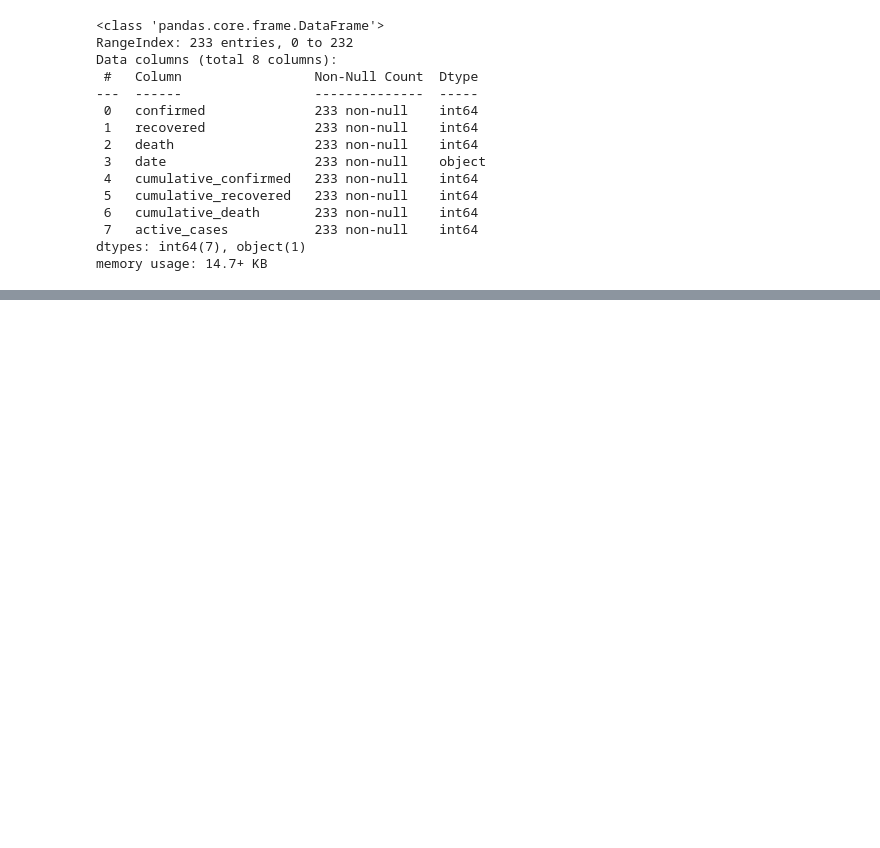
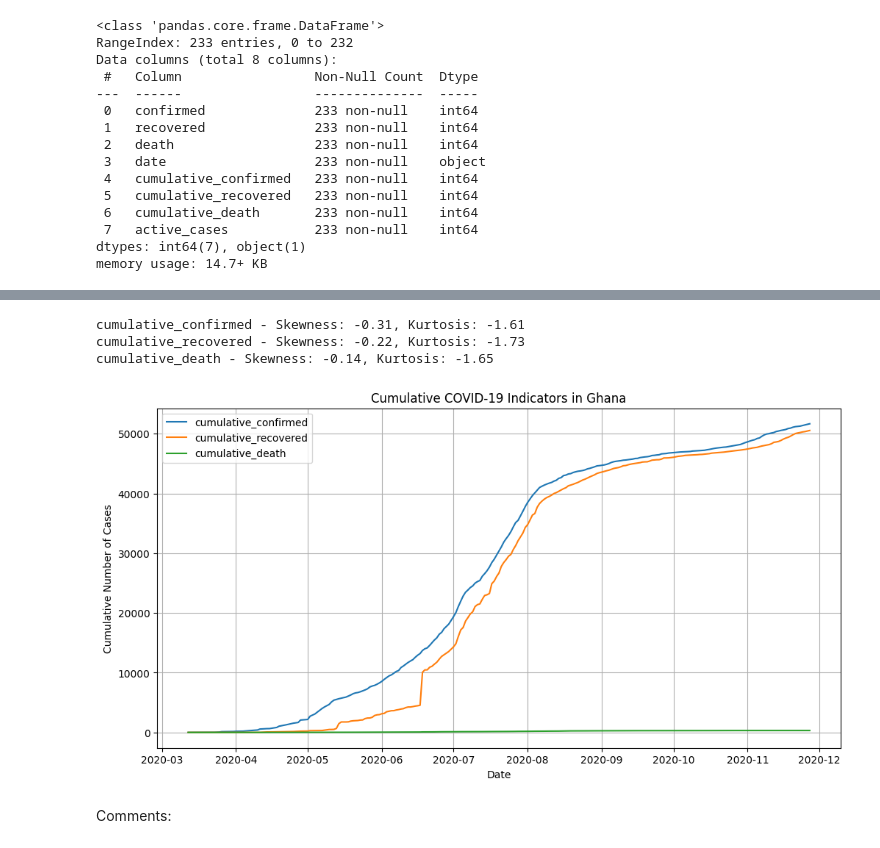
Before and after one commit to aquashie14/COVID-19-Analysis, a Jupyter notebook: Notebooks/CoviD_19.ipynb, the cells around one changed output, grey strips where cells are left out. Drawn from its saved outputs; the diff is of its cells as text; code cells hidden in the pictures; blank space fills up the shorter version.

```diff
--- a/Notebooks/CoviD_19.ipynb
+++ b/Notebooks/CoviD_19.ipynb
@@ -82,0 +231,26 @@ memory usage: 14.7+ KB
+# %%
+# Trends of Cumulative COVID-19 indicators over time
+cum_cols = ['cumulative_confirmed','cumulative_recovered','cumulative_death']
+
+for col in cum_cols:
+    # Calculate skewness and kurtosis for each column in the dataframe
+    skewness = round(covid_data[col].skew(), 2)
+    kurtosis = round(covid_data[col].kurtosis(), 2)
+    print(f"{col} - Skewness: {skewness}, Kurtosis: {kurtosis}")
+
+plt.figure(figsize=(12,6))
+for c in cum_cols:
+    plt.plot(covid_data['date'], covid_data[c], label=c)
+plt.title('Cumulative COVID-19 Indicators in Ghana')
+plt.xlabel('Date')
+plt.ylabel('Cumulative Number of Cases')
+plt.legend()
+plt.grid(True)
+plt.show()
+# %% [output]
+cumulative_confirmed - Skewness: -0.31, Kurtosis: -1.61
+cumulative_recovered - Skewness: -0.22, Kurtosis: -1.73
+cumulative_death - Skewness: -0.14, Kurtosis: -1.65
+[figure, added]
+# %% [markdown]
+Comments:
```
Also changed, not shown: parts of 11 cells of this notebook.
